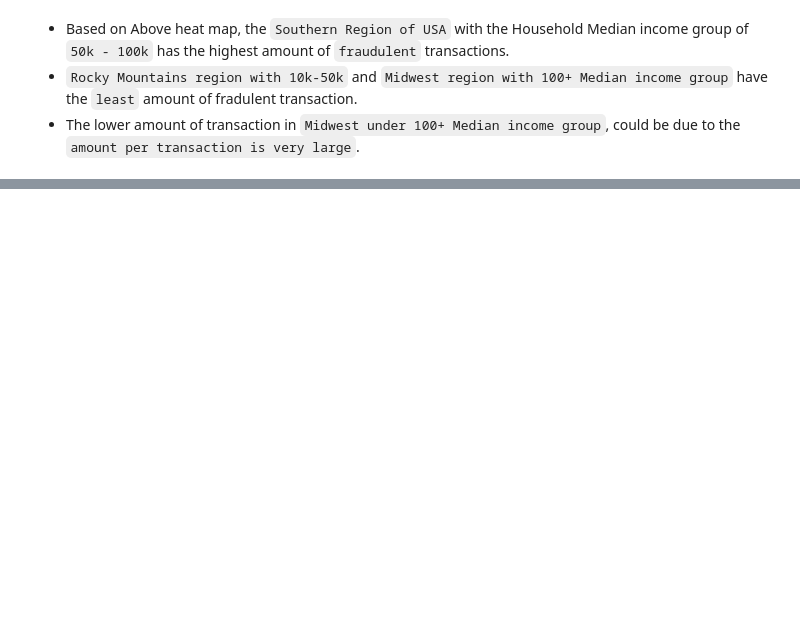
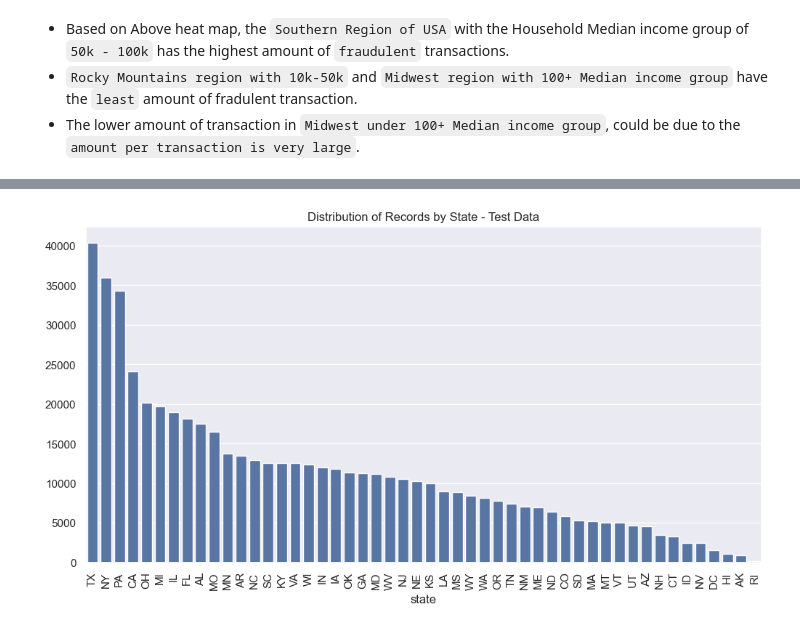
Before and after one commit to KeshavElangoDS/Independent-Study-Fall-2024, a Jupyter notebook: notebooks/DataAnalysis_FraudDetection.ipynb, the cells around one changed output, grey strips where cells are left out. Cells and saved outputs as stored; diff of their text form; code cells hidden in the pictures; blank space fills up the shorter version.

```diff
--- a/notebooks/DataAnalysis_FraudDetection.ipynb
+++ b/notebooks/DataAnalysis_FraudDetection.ipynb
@@ -823,0 +850,10 @@ show(p)
+# %%
+state_counts_1 = fraud_test_df['state'].value_counts()
+
+plt.figure(figsize=(12, 6))
+sns.barplot(x=state_counts_1.index, y=state_counts_1.values)
+plt.title('Distribution of Records by State - Test Data')
+plt.xticks(rotation=90)
+plt.show()
+# %% [output]
+[figure, added]
```
Also changed, not shown: parts of 7 cells of this notebook.
